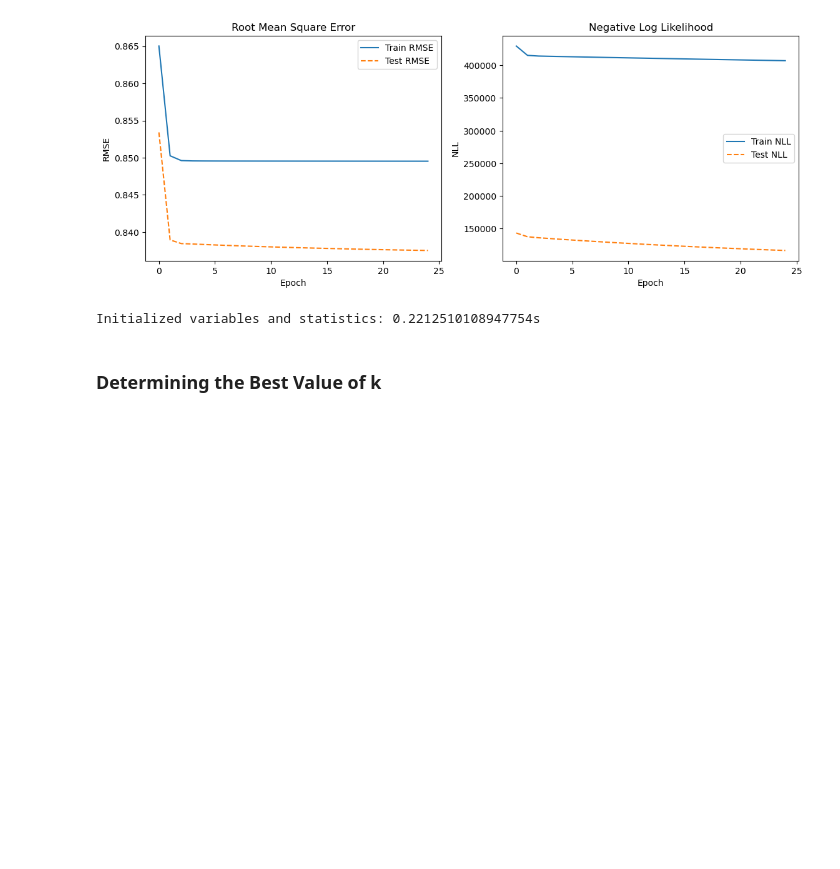
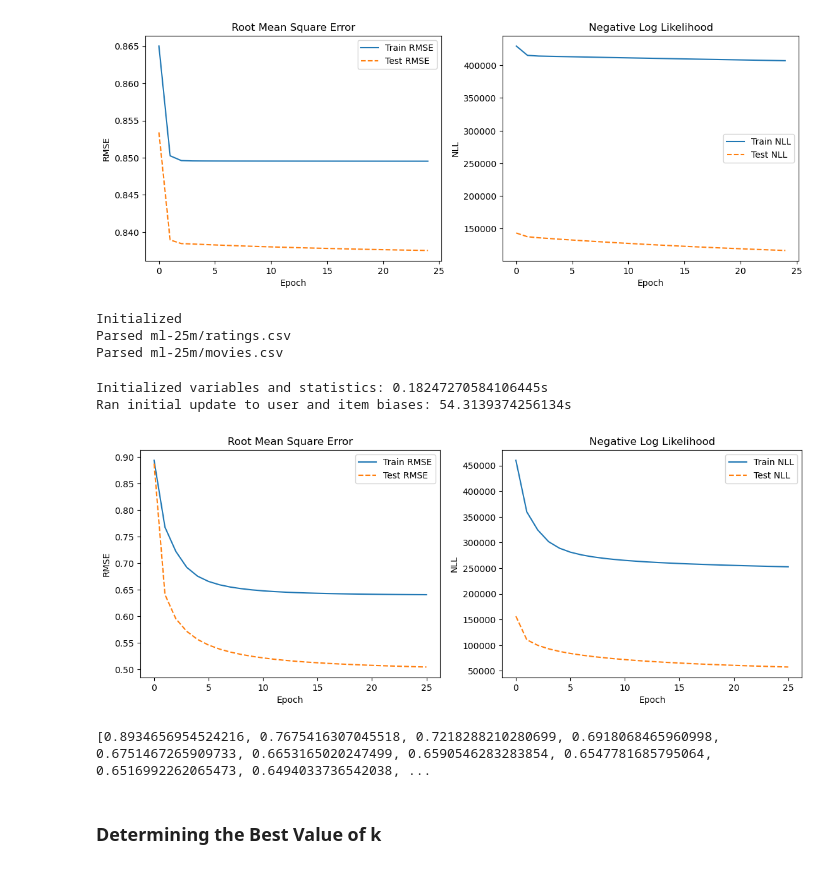
Before and after one commit to JamesHund/Recommender-System, a Jupyter notebook: demo.ipynb, the cells around one changed output. Cells and saved outputs as stored; diff of their text form; code cells hidden in the pictures; blank space fills up the shorter version.

```diff
--- a/demo.ipynb
+++ b/demo.ipynb
@@ -48,9 +48,20 @@ Parsed ml-25m/movies.csv
 59047
 [figure]
 # %%
+rec = Recommender(k = 20)
+rec.initialize_from_csv("ml-25m/movies.csv", "ml-25m/ratings.csv", train_test_split=True)
 statistics_embed = rec.fit(max_iter=25)
 plot_statistics(statistics_embed, biases_only=False, train_test_split=True, save_suffix="init_embed")
 # %% [output]
-Initialized variables and statistics: 0.2212510108947754s
+Initialized
+Parsed ml-25m/ratings.csv
+Parsed ml-25m/movies.csv
+Initialized variables and statistics: 0.18247270584106445s
+Ran initial update to user and item biases: 54.3139374256134s
+[figure, added]
+# %%
+print(statistics_embed["RMSEs"][0:15])
+# %% [output]
+[0.8934656954524216, 0.7675416307045518, 0.7218288210280699, 0.6918068465960998, 0.6751467265909733, 0.6653165020247499, 0.6590546283283854, 0.6547781685795064, 0.6516992262065473, 0.6494033736542038, ...
 # %% [markdown]
 ### Determining the Best Value of k
```
Also changed, not shown: parts of 27 cells of this notebook, 2 other files.
